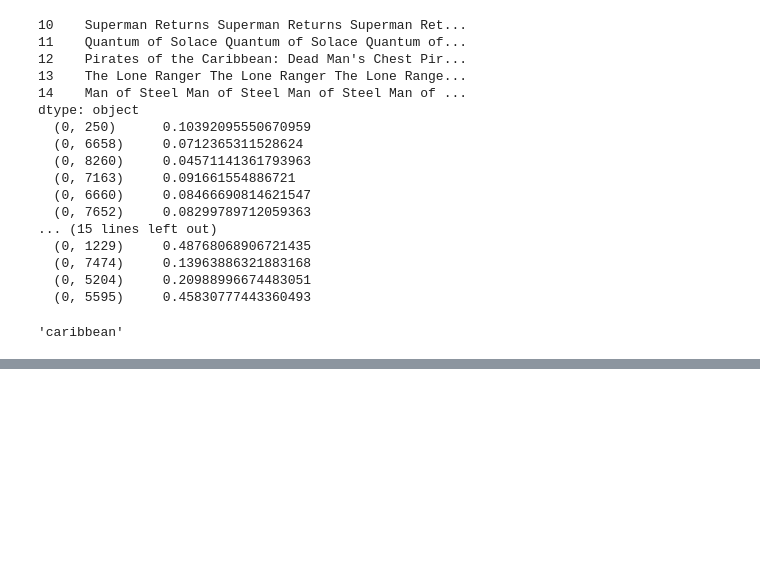
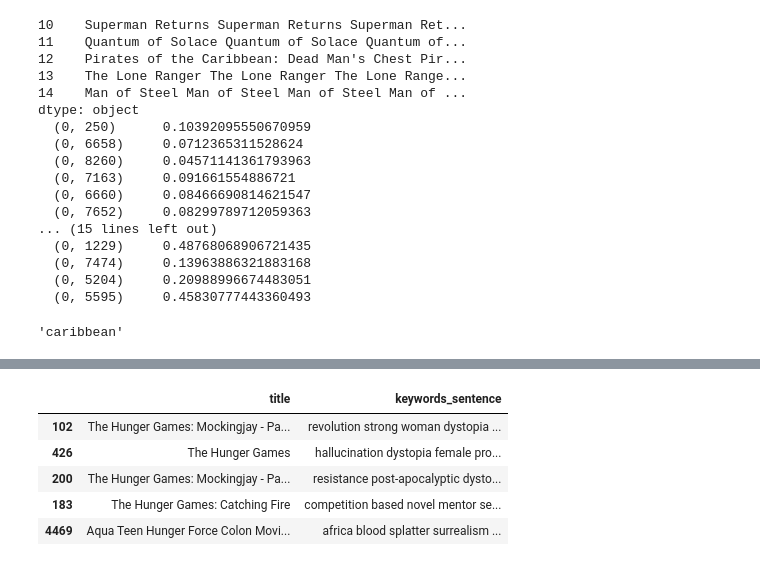
Before and after one commit to DanielHelps/TMDB-movies-analysis-and-predition, a Jupyter notebook: ratings.ipynb, the cells around one changed output, grey strips where cells are left out. Cells and saved outputs as stored; diff of their text form; code cells hidden in the pictures; blank space fills up the shorter version.

```diff
--- a/ratings.ipynb
+++ b/ratings.ipynb
@@ -454,6 +454,13 @@ from nltk.corpus import stopwords
 stopwords.words('english')[0:10]
 # %% [output]
 ['i', 'me', 'my', 'myself', 'we', 'our', 'ours', 'ourselves', 'you', "you're"]
+# %%
+def clean_text(text):
+    split_text = text.split()
+    clean_text = ''
+    for word in split_text:
+        clean_text += f'{word} ' if word.lower() not in stopwords.words('english') else ''
+    return clean_text
 # %%
 keywords_from_each_movie = 10
 
@@ -654,0 +661,16 @@ array([0.59283336, 0.71587906, 0.711177  , 0.69094902])
+# %%
+search_keywords = "hunger"
+query = vect_2.transform([search_keywords])
+similarity = cosine_similarity(query, tf_idf).flatten()
+
+similarity_indices = np.argpartition(similarity,-5)[-5:][::-1]
+
+non_zero_indices = [x for x in similarity_indices if similarity[x] != 0]
+df_keywords.iloc[non_zero_indices][['title','keywords_sentence']]
+# %% [output]
+|  | title | keywords_sentence |
+| 102 | The Hunger Games: Mockingjay - Pa... | revolution strong woman dystopia ... |
+| 426 | The Hunger Games | hallucination dystopia female pro... |
+| 200 | The Hunger Games: Mockingjay - Pa... | resistance post-apocalyptic dysto... |
+| 183 | The Hunger Games: Catching Fire | competition based novel mentor se... |
+| 4469 | Aqua Teen Hunger Force Colon Movi... | africa blood splatter surrealism ... |
```
Also changed, not shown: parts of 12 cells of this notebook.
